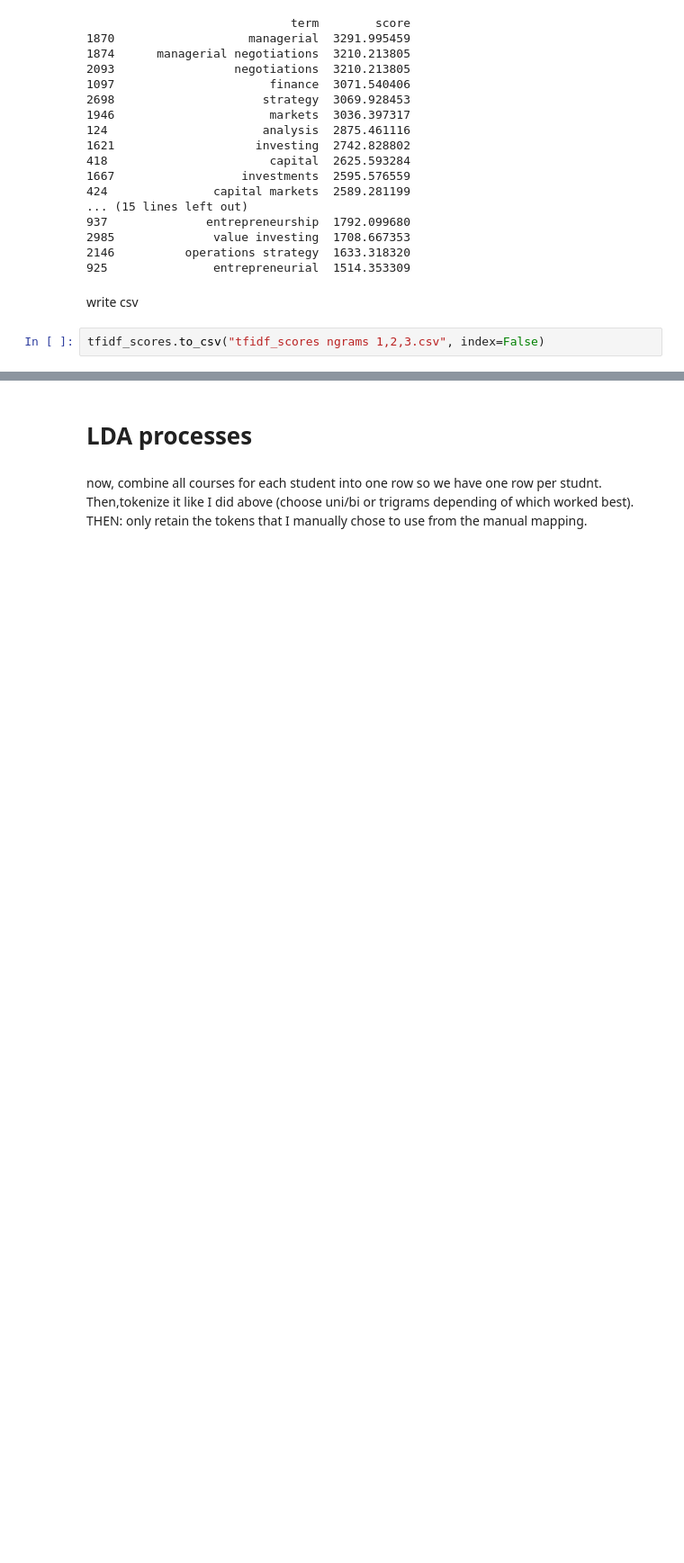
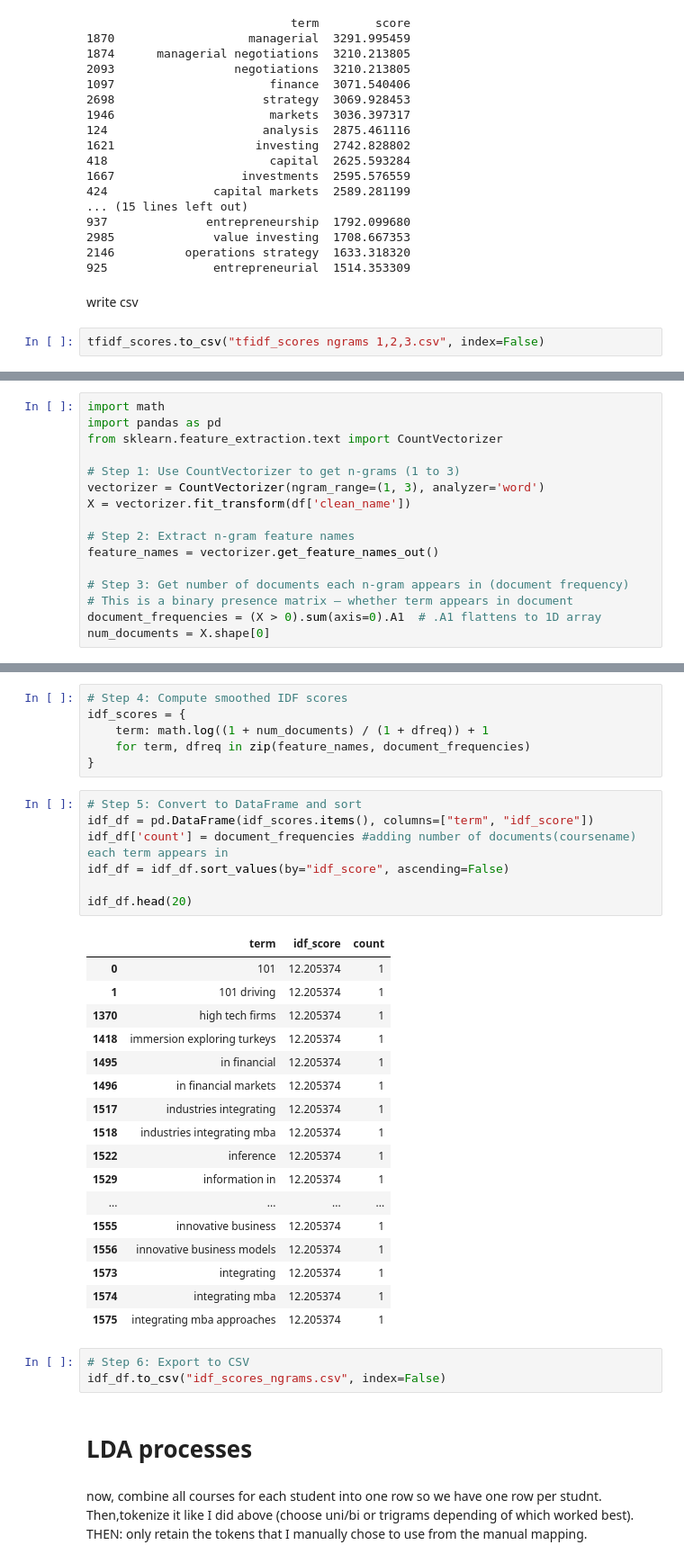
Before and after one commit to dyuthiii/CBS-Github-DND, a Jupyter notebook: Student Cluster Analysis and LDA-20250714T173604Z-1-001/Student Cluster Analysis and LDA/Student Cluster Analysis and LDA spyder/code/colab code/NLP_LDA_coursenames_colab.ipynb, the cells around one changed output, grey strips where cells are left out. Shown at 90% size. Cells and saved outputs as stored; diff of their text form; blank space fills up the shorter version.

```diff
--- a/Student Cluster Analysis and LDA-20250714T173604Z-1-001/Student Cluster Analysis and LDA/Student Cluster Analysis and LDA spyder/code/colab code/NLP_LDA_coursenames_colab.ipynb
+++ b/Student Cluster Analysis and LDA-20250714T173604Z-1-001/Student Cluster Analysis and LDA/Student Cluster Analysis and LDA spyder/code/colab code/NLP_LDA_coursenames_colab.ipynb
@@ -233,0 +249,16 @@ tfidf_scores.to_csv("tfidf_scores ngrams 1,2,3.csv", index=False)
+# %%
+import math
+import pandas as pd
+from sklearn.feature_extraction.text import CountVectorizer
+
+# Step 1: Use CountVectorizer to get n-grams (1 to 3)
+vectorizer = CountVectorizer(ngram_range=(1, 3), analyzer='word')
+X = vectorizer.fit_transform(df['clean_name'])
+
+# Step 2: Extract n-gram feature names
+feature_names = vectorizer.get_feature_names_out()
+
+# Step 3: Get number of documents each n-gram appears in (document frequency)
+# This is a binary presence matrix — whether term appears in document
+document_frequencies = (X > 0).sum(axis=0).A1  # .A1 flattens to 1D array
+num_documents = X.shape[0]
@@ -234,3 +268,37 @@ tfidf_scores.to_csv("tfidf_scores ngrams 1,2,3.csv", index=False)
+# %%
+# Step 4: Compute smoothed IDF scores
+idf_scores = {
+    term: math.log((1 + num_documents) / (1 + dfreq)) + 1
+    for term, dfreq in zip(feature_names, document_frequencies)
+}
+# %%
+# Step 5: Convert to DataFrame and sort
+idf_df = pd.DataFrame(idf_scores.items(), columns=["term", "idf_score"])
+idf_df['count'] = document_frequencies #adding number of documents(coursename) each term appears in
+idf_df = idf_df.sort_values(by="idf_score", ascending=False)
+
+idf_df.head(20)
+# %% [output]
+|  | term | idf_score | count |
+| 0 | 101 | 12.205374 | 1 |
+| 1 | 101 driving | 12.205374 | 1 |
+| 1370 | high tech firms | 12.205374 | 1 |
+| 1418 | immersion exploring turkeys | 12.205374 | 1 |
+| 1495 | in financial | 12.205374 | 1 |
+| 1496 | in financial markets | 12.205374 | 1 |
+| 1517 | industries integrating | 12.205374 | 1 |
+| 1518 | industries integrating mba | 12.205374 | 1 |
+| 1522 | inference | 12.205374 | 1 |
+| 1529 | information in | 12.205374 | 1 |
+| ... | ... | ... | ... |
+| 1555 | innovative business | 12.205374 | 1 |
+| 1556 | innovative business models | 12.205374 | 1 |
+| 1573 | integrating | 12.205374 | 1 |
+| 1574 | integrating mba | 12.205374 | 1 |
+| 1575 | integrating mba approaches | 12.205374 | 1 |
+# %%
+# Step 6: Export to CSV
+idf_df.to_csv("idf_scores_ngrams.csv", index=False)
 # %% [markdown]
 # LDA processes
 # %% [markdown]
```
Also changed, not shown: parts of 7 cells of this notebook.
